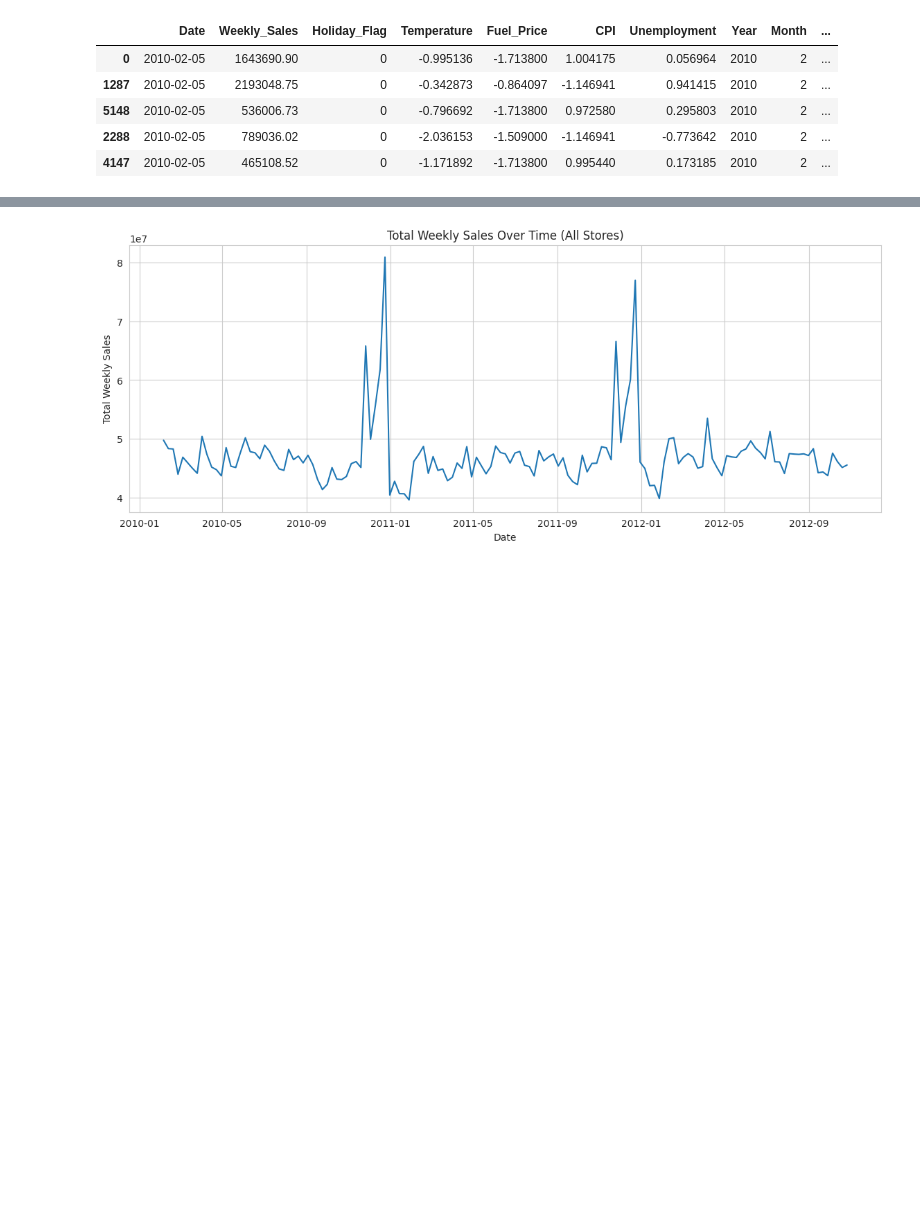
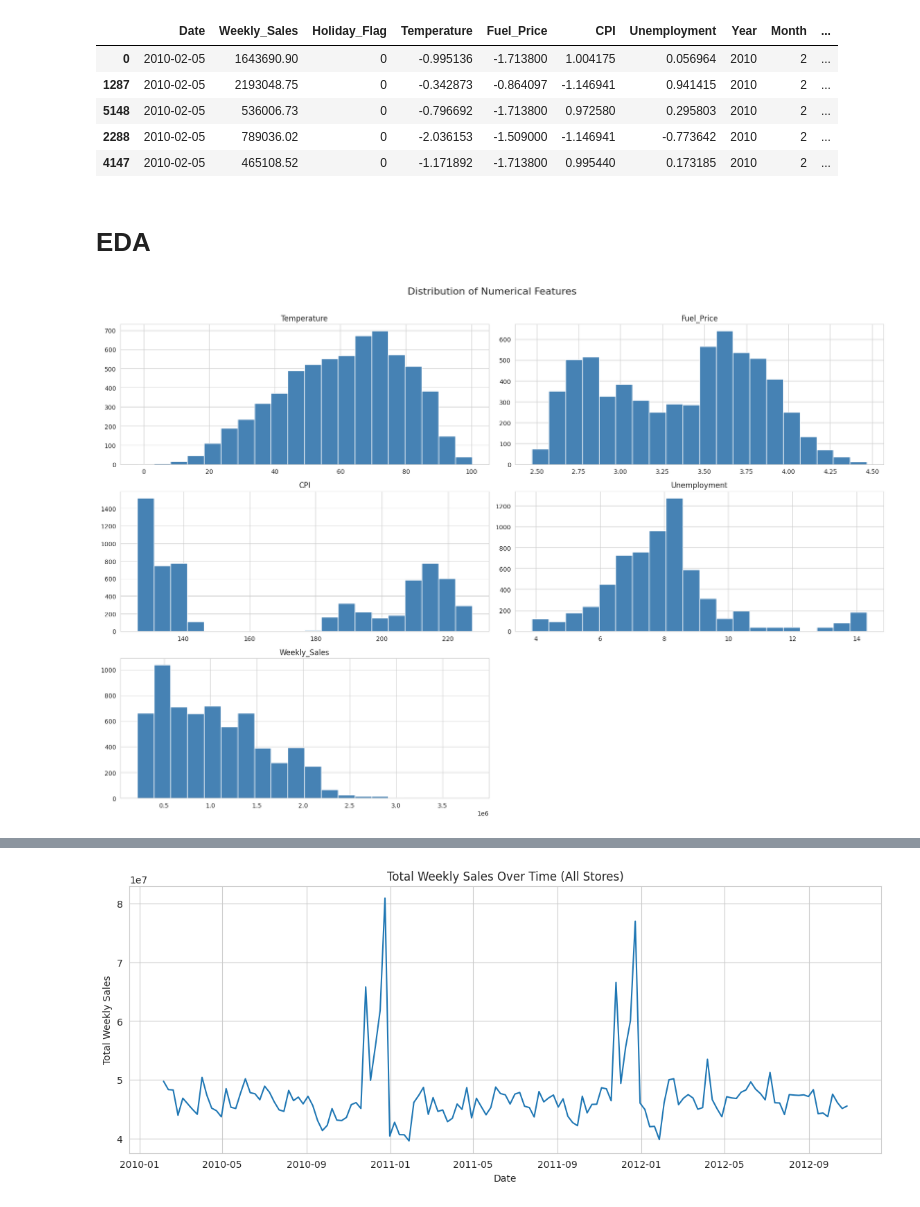
Before and after one commit to fatemabasher-lab/Predictive-Analytics-in-Business---MIS444, a Jupyter notebook: Predictive_Analytics_in_Business_MIS444.ipynb, the cells around one changed output, grey strips where cells are left out. Cells and saved outputs as stored; diff of their text form; code cells hidden in the pictures; blank space fills up the shorter version.

```diff
--- a/Predictive_Analytics_in_Business_MIS444.ipynb
+++ b/Predictive_Analytics_in_Business_MIS444.ipynb
@@ -155,3 +157,15 @@ df_encoded.head()
 | 5148 | 2010-02-05 | 536006.73 | 0 | -0.796692 | -1.713800 | 0.972580 | 0.295803 | 2010 | 2 | ... |
 | 2288 | 2010-02-05 | 789036.02 | 0 | -2.036153 | -1.509000 | -1.146941 | -0.773642 | 2010 | 2 | ... |
 | 4147 | 2010-02-05 | 465108.52 | 0 | -1.171892 | -1.713800 | 0.995440 | 0.173185 | 2010 | 2 | ... |
+# %% [markdown]
+# EDA
+# %%
+# ── EDA 3.1 : Distribution of numerical features ───────────────────────────
+num_cols = ['Temperature', 'Fuel_Price', 'CPI', 'Unemployment']
+
+df[num_cols + ['Weekly_Sales']].hist(bins=20, figsize=(18, 12), color='steelblue', edgecolor='white')
+plt.suptitle('Distribution of Numerical Features', fontsize=16, y=1.01)
+plt.tight_layout()
+plt.show()
+# %% [output]
+[figure, added]
```
Also changed, not shown: parts of 32 cells of this notebook.
